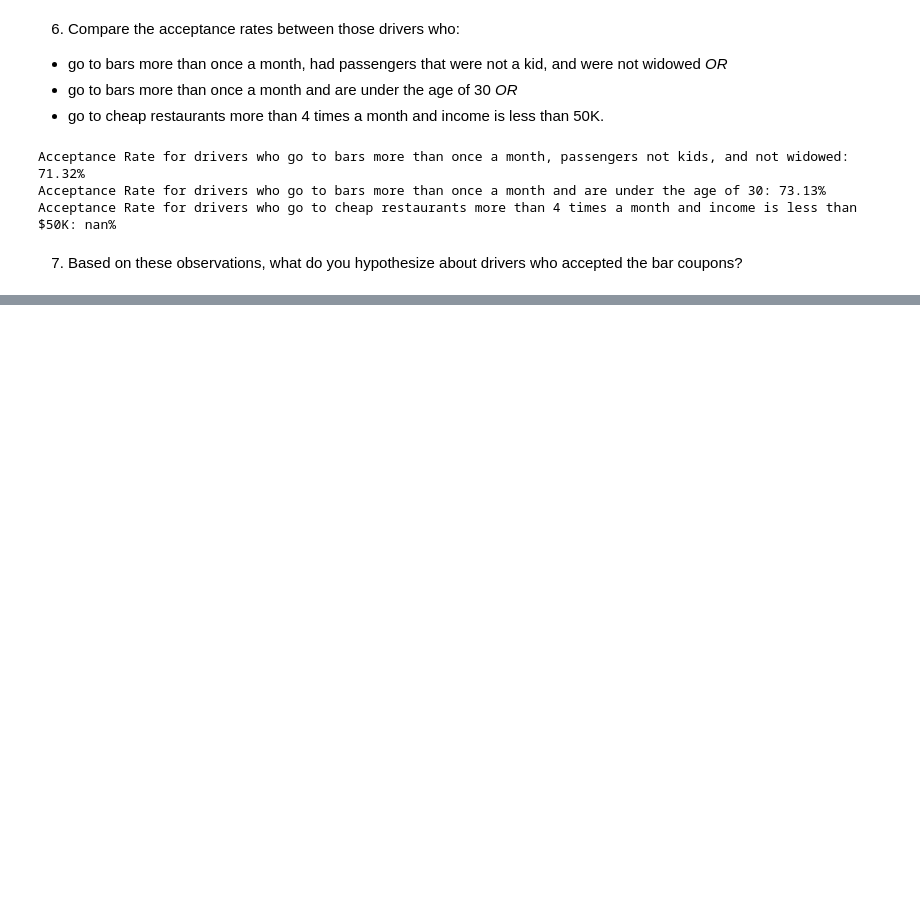
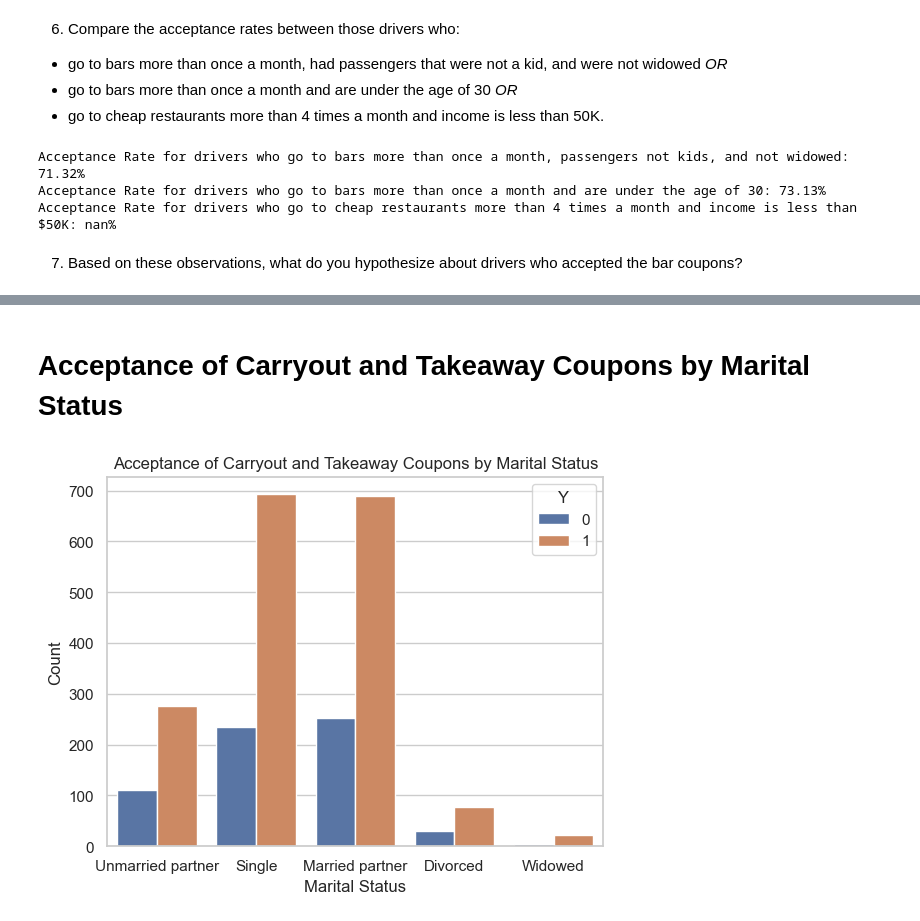
Before and after one commit to avarigonda/practical-application-, a Jupyter notebook: prompt.ipynb, the cells around one changed output, grey strips where cells are left out. Drawn from its saved outputs; the diff is of its cells as text; code cells hidden in the pictures; blank space fills up the shorter version.

```diff
--- a/prompt.ipynb
+++ b/prompt.ipynb
@@ -436,0 +424,11 @@ overwelming more null value than all non null values combined for the car column
+# %% [markdown]
+# Acceptance of Carryout and Takeaway Coupons by Marital Status
+# %%
+sns.countplot(x='maritalStatus', hue='Y', data=carryout_takeaway_df)
+plt.title('Acceptance of Carryout and Takeaway Coupons by Marital Status')
+plt.xlabel('Marital Status')
+plt.ylabel('Count')
+plt.savefig("images/martial_status_carryaway")
+plt.show()
+# %% [output]
+[figure, added]
```
Also changed, not shown: parts of 43 cells of this notebook, 8 other files.
